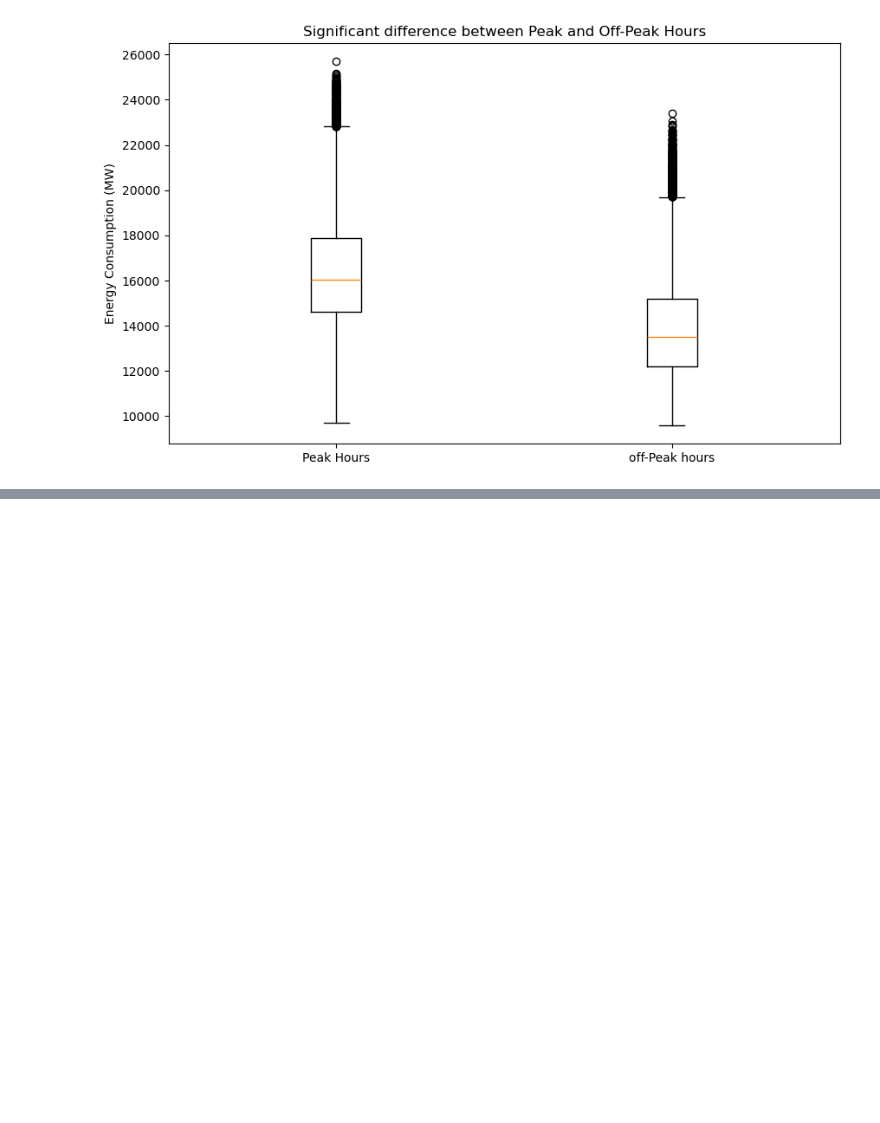
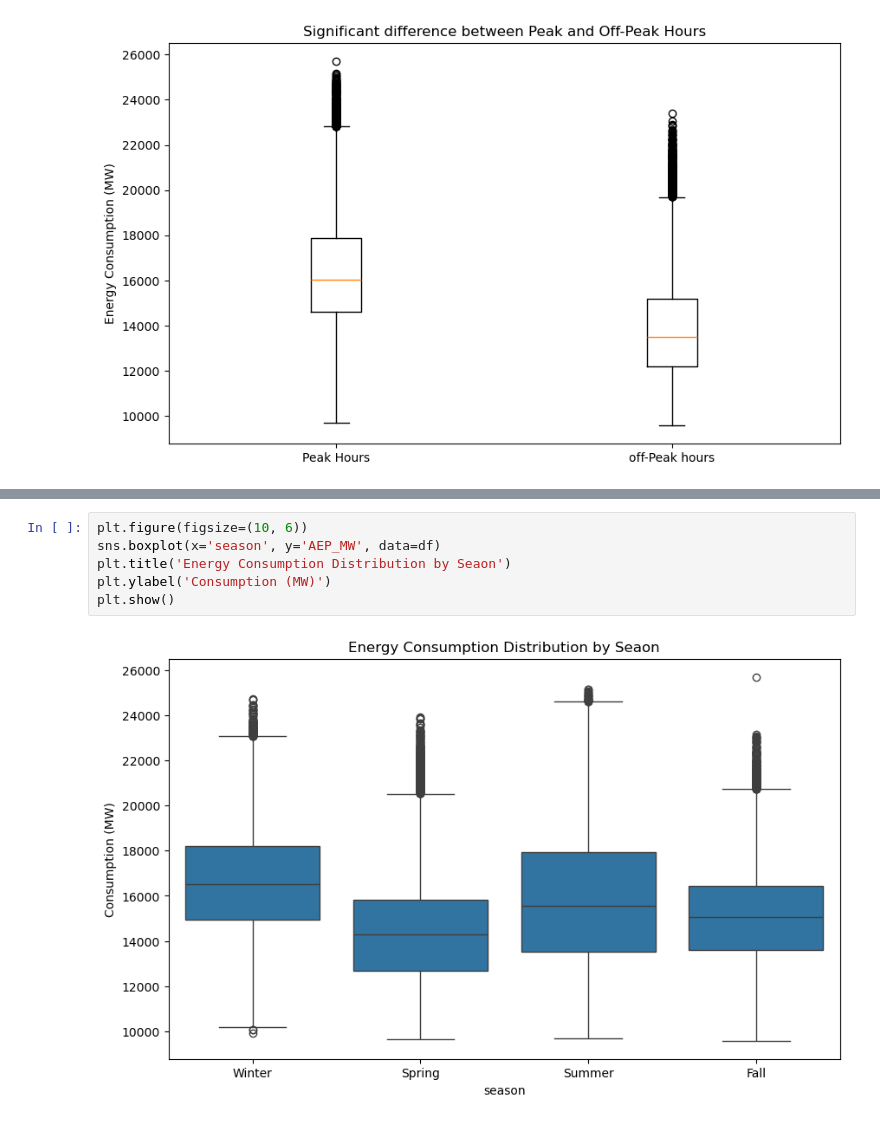
Before and after one commit to brennanlmorris/pjmenergydata, a Jupyter notebook: energy_consumption.ipynb, the cells around one changed output, grey strips where cells are left out. Cells and saved outputs as stored; diff of their text form; blank space fills up the shorter version.

```diff
--- a/energy_consumption.ipynb
+++ b/energy_consumption.ipynb
@@ -233,0 +333,8 @@ plt.show()
+# %%
+plt.figure(figsize=(10, 6))
+sns.boxplot(x='season', y='AEP_MW', data=df)
+plt.title('Energy Consumption Distribution by Seaon')
+plt.ylabel('Consumption (MW)')
+plt.show()
+# %% [output]
+[figure, added]
```
Also changed, not shown: parts of 3 cells of this notebook.
